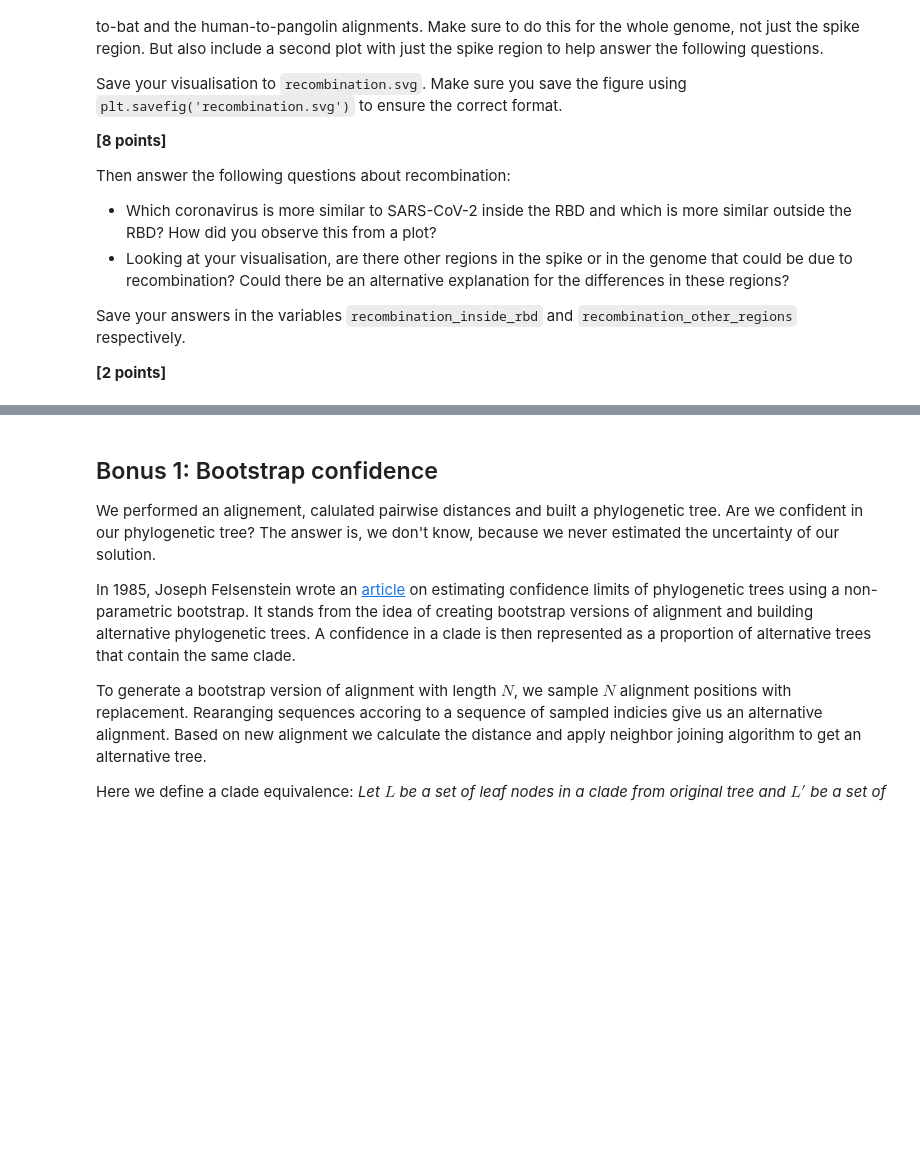
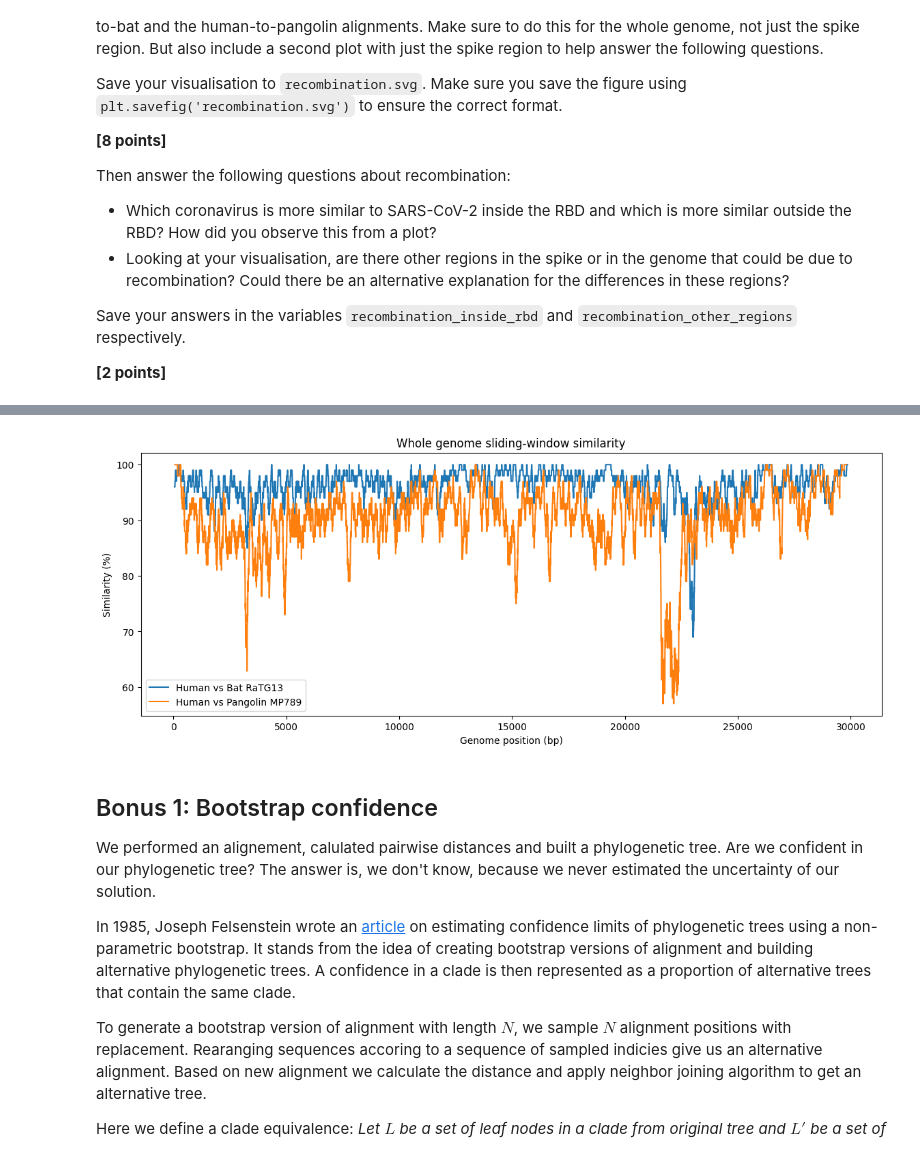
Before and after one commit to larissaavong/assign_phylo, a Jupyter notebook: phylo_workbook.ipynb, the cells around one changed output, grey strips where cells are left out. Drawn from its saved outputs; the diff is of its cells as text; code cells hidden in the pictures; blank space fills up the shorter version.

Commit message:
finished problem 4: recombination analysis

```diff
--- a/phylo_workbook.ipynb
+++ b/phylo_workbook.ipynb
@@ -212,18 +213,13 @@ taxonomy = {}
 for label in labels:
     accession = label.split('|')[-1]
 
-    with Entrez.efetch(
-        db="nucleotide",
-        id=accession,
-        rettype="gb",
-        retmode="text"
-    ) as handle:
-        record = SeqIO.read(handle, "genbank")
+    handle = Entrez.efetch(db="nucleotide", id=accession, rettype="gb", retmode="text")
+    record = SeqIO.read(handle, "genbank")
 
     taxonomy[label] = {
         "taxonomy": record.annotations.get("taxonomy", [])
     }
-
+handle.close()
 coronavirus_colours = {
     "Alphacoronavirus": "c",
     "Betacoronavirus": "b",
@@ -310,0 +496,74 @@ Looking at your visualisation, are there other regions in the genome (or still i
+# %%
+from Bio import Align
+
+# whole genome alignments
+genome_sequence = {}
+for virus, accession in accession_codes.items():
+    handle = Entrez.efetch(
+        db="nucleotide",
+        id=accession,
+        rettype="gb",
+        retmode="text"
+    )
+    record = SeqIO.read(handle, "genbank")
+
+    genome_sequence[virus] = str(record.seq)
+
+    handle.close()
+
+human_genome = genome_sequence["Human-SARS-CoV-2"]
+bat_genome = genome_sequence["Bat-CoV RaTG13"]
+pangolin_genome = genome_sequence["Pangolin-CoV MP789"]
+
+# perform global alignment with Biopython package - as global alignment implementation
+# from previous assignment is too expensive with genome of this size
+aligner = Align.PairwiseAligner()
+aligner.mode = "global"
+
+aligner.match_score = 1
+aligner.mismatch_score = -1
+aligner.open_gap_score = -8
+
+human_to_bat_genome = aligner.align(human_genome, bat_genome)[0]
+human_to_pangolin_genome = aligner.align(human_genome, pangolin_genome)[0]
+
+print("Human vs bat alignment score:", human_to_bat_genome.score)
+print("Human vs pangolin alignment score:",human_to_pangolin_genome.score)
+
+human_bat_aligned_genome = human_to_bat_genome[0]
+bat_aligned_genome = human_to_bat_genome[1]
+
+human_pangolin_aligned_genome = human_to_pangolin_genome[0]
+pangolin_aligned_genome = human_to_pangolin_genome[1]
+
+bat_positions_genome, bat_similarities_genome = calculate_sliding_window(
+    human_bat_aligned_genome,
+    bat_aligned_genome
+)
+pangolin_pos_genome, pangolin_similarities_genome = calculate_sliding_window(
+    human_pangolin_aligned_genome,
+    pangolin_aligned_genome
+)
+
+plt.figure(figsize=(14, 5))
+
+plt.plot(
+    bat_positions_genome,
+    bat_similarities_genome,
+    label="Human vs Bat RaTG13"
+)
+
+plt.plot(
+    pangolin_pos_genome,
+    pangolin_similarities_genome,
+    label="Human vs Pangolin MP789"
+)
+
+plt.xlabel("Genome position (bp)")
+plt.ylabel("Similarity (%)")
+plt.title("Whole genome sliding-window similarity")
+plt.legend()
+
+plt.savefig("recombination.svg")
+plt.show()
+# %% [output]
@@ -310,0 +572 @@ Looking at your visualisation, are there other regions in the genome (or still i
+[figure, added]
```
Also changed, not shown: parts of 10 cells of this notebook, 2 other files.
